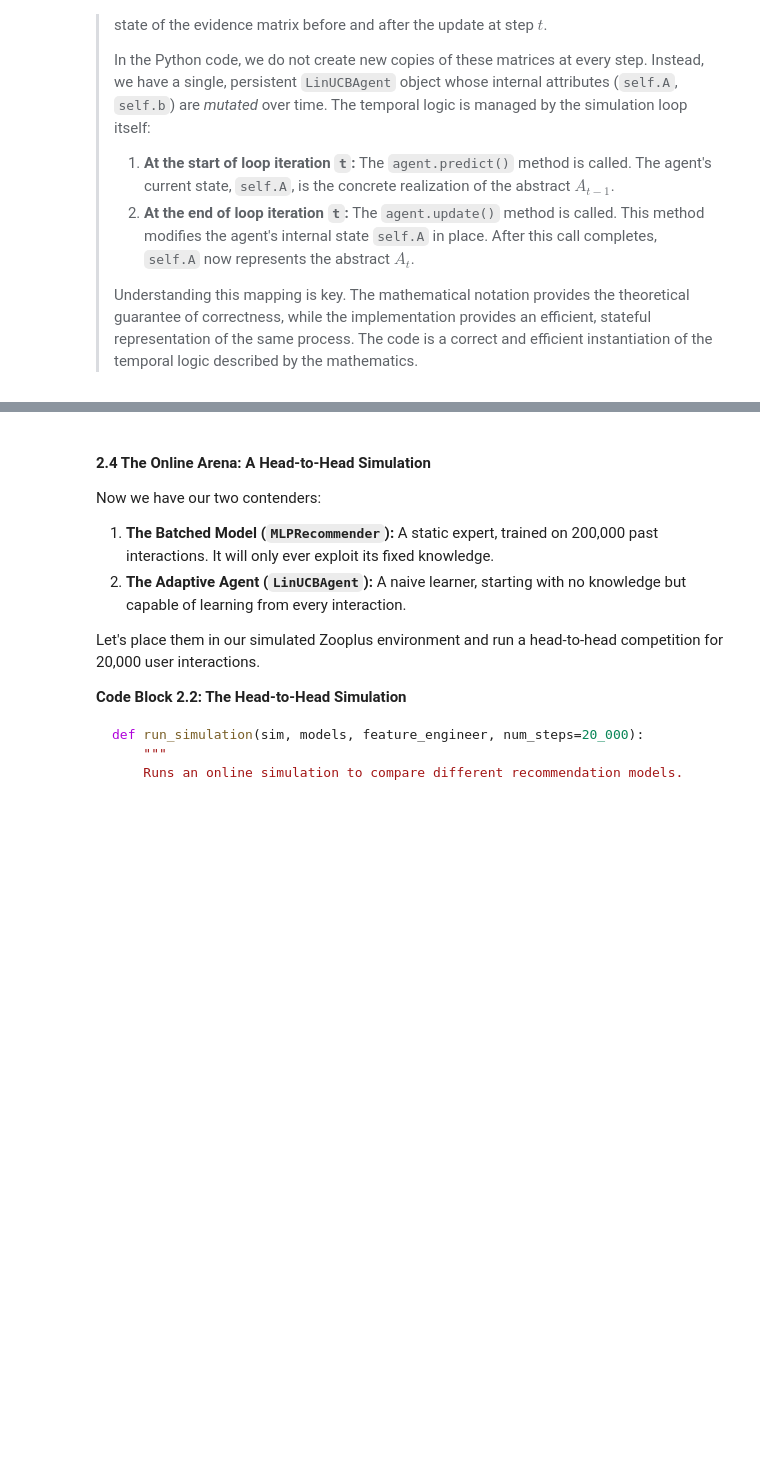
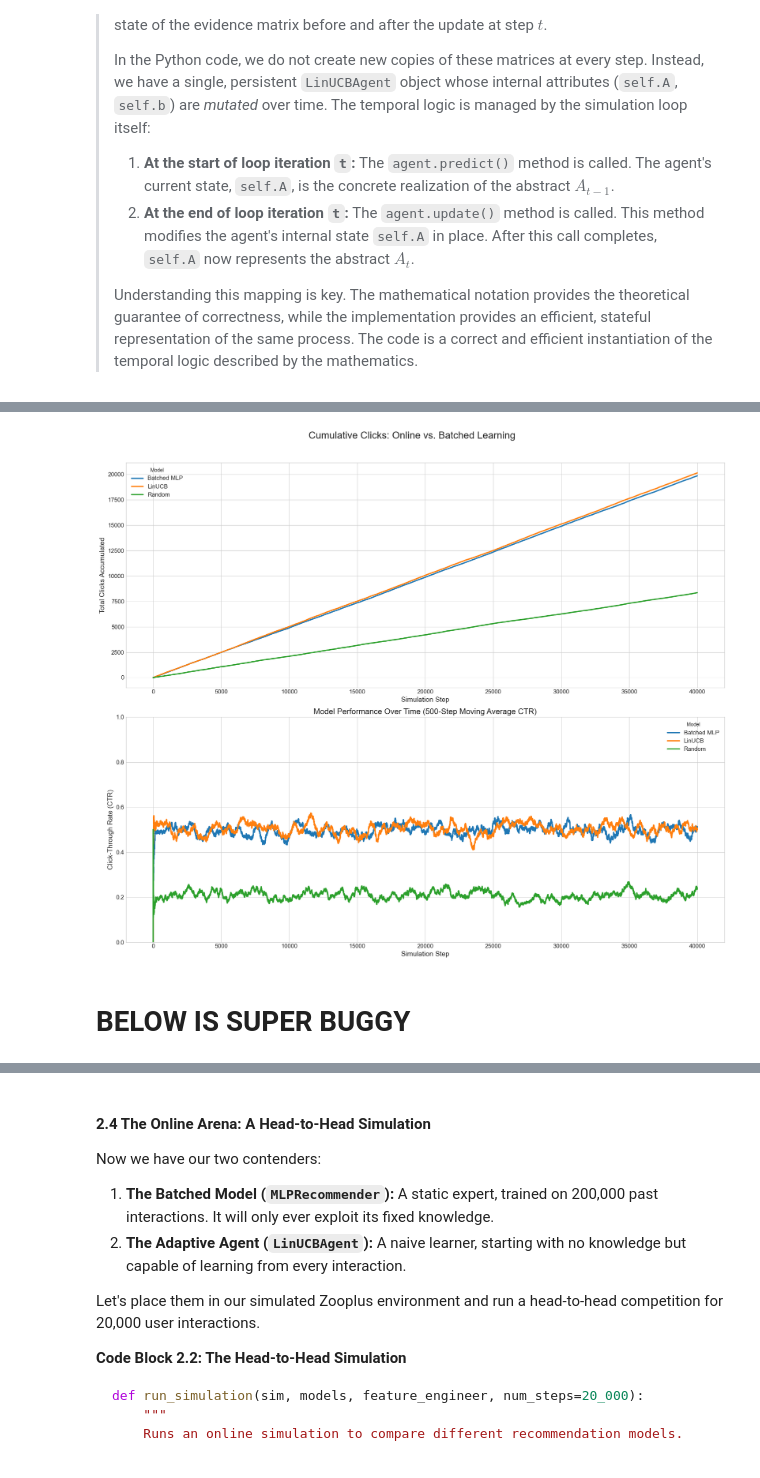
Before and after one commit to VladPrytula/notes2blog, a Jupyter notebook: Chapter 2v3 - allign with Ch 3.ipynb, the cells around one changed output, grey strips where cells are left out. Saved outputs shown, nothing was run; the diff lists cells and outputs as text; code cells hidden in the pictures; blank space fills up the shorter version.

```diff
--- a/Chapter 2v3 - allign with Ch 3.ipynb
+++ b/Chapter 2v3 - allign with Ch 3.ipynb
@@ -1149,0 +1358,32 @@ The code in Block 2.1 translates our theoretical algorithm into a practical Pyth
+# %%
+# --- Plotting the results ---
+simulation_history['cumulative_reward'] = simulation_history.groupby('model')['reward'].cumsum()
+simulation_history['moving_avg_ctr'] = simulation_history.groupby('model')['reward'].transform(lambda x: x.rolling(500, 1).mean())
+
+sns.set_style("whitegrid")
+fig, (ax1, ax2) = plt.subplots(2, 1, figsize=(18, 16), dpi=100)
+plt.suptitle('Cumulative Clicks: Online vs. Batched Learning', fontsize=20, y=0.94)
+
+# Plot 1: Cumulative Reward
+sns.lineplot(data=simulation_history, x='step', y='cumulative_reward', hue='model', ax=ax1, linewidth=2.5)
+ax1.set_title('') # Title is now the main suptitle
+ax1.set_xlabel('Simulation Step', fontsize=14)
+ax1.set_ylabel('Total Clicks Accumulated', fontsize=14)
+ax1.tick_params(axis='both', which='major', labelsize=12)
+ax1.legend(title='Model', fontsize=12)
+
+# Plot 2: Moving Average CTR
+sns.lineplot(data=simulation_history, x='step', y='moving_avg_ctr', hue='model', ax=ax2, linewidth=2.5)
+ax2.set_title('Model Performance Over Time (500-Step Moving Average CTR)', fontsize=16)
+ax2.set_xlabel('Simulation Step', fontsize=14)
+ax2.set_ylabel('Click-Through Rate (CTR)', fontsize=14)
+ax2.tick_params(axis='both', which='major', labelsize=12)
+ax2.legend(title='Model', fontsize=12)
+ax2.set_ylim(0, 1.0) # Set y-axis to be from 0 to 1
+
+plt.tight_layout(rect=[0, 0, 1, 0.92])
+plt.show()
+# %% [output]
+[figure, added]
+# %% [markdown]
+# BELOW IS SUPER BUGGY
```
Also changed, not shown: parts of 15 cells of this notebook, 5 other files.
